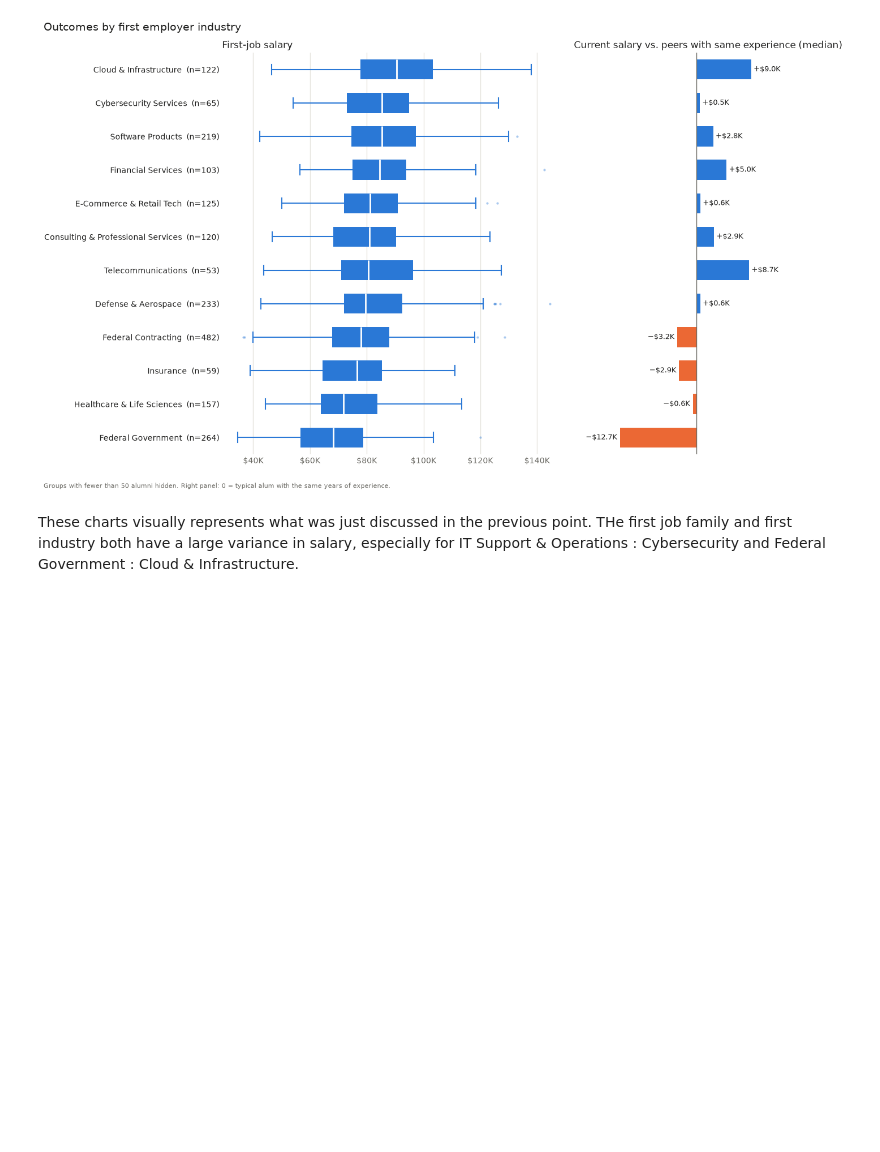
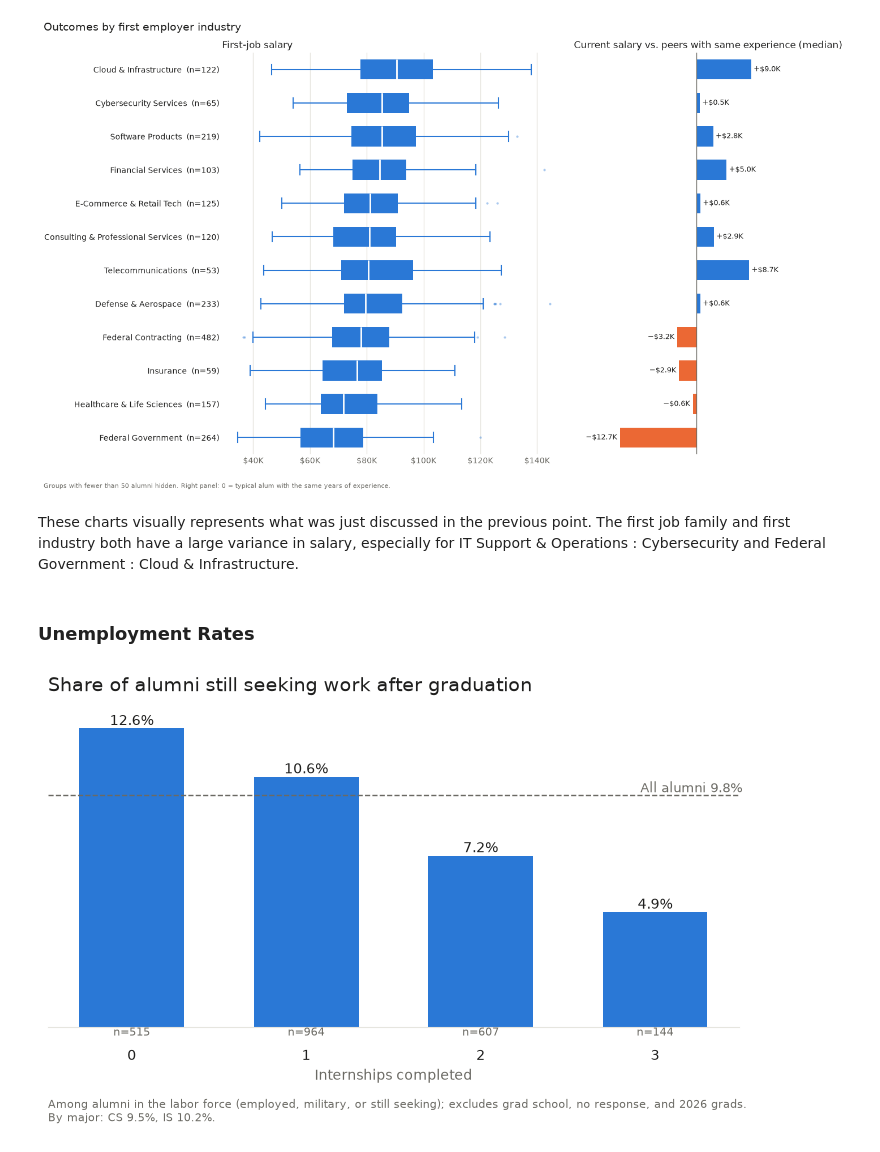
Before and after one commit to WestphalianFresco/TSWhackUMBC, a Jupyter notebook: dataset_analysis.ipynb, the cells around one changed output. Saved outputs shown, nothing was run; the diff lists cells and outputs as text; code cells hidden in the pictures; blank space fills up the shorter version.

Commit message:
added unemployment rates

```diff
--- a/dataset_analysis.ipynb
+++ b/dataset_analysis.ipynb
@@ -491,4 +510,44 @@ plot_first_job(industry_summary, 'first_industry', 'Outcomes by first employer i
 [figure]
 [figure]
 # %% [markdown]
-These charts visually represents what was just discussed in the previous point. THe first job family and first industry both have a large variance in salary, especially for IT Support & Operations : Cybersecurity and Federal Government : Cloud & Infrastructure.
+These charts visually represents what was just discussed in the previous point. The first job family and first industry both have a large variance in salary, especially for IT Support & Operations : Cybersecurity and Federal Government : Cloud & Infrastructure.
+# %% [markdown]
+### Unemployment Rates
+# %%
+in_labor_force = ['Employed Full-Time', 'Employed Part-Time', 'Military', 'Still Seeking']
+df_lf = df_alum[df_alum['first_destination'].isin(in_labor_force)
+                & (df_alum['graduation_year'] < 2026)].copy()     # 2026 grads haven't had time to search
+df_lf['unemployed'] = df_lf['first_destination'] == 'Still Seeking'
+
+unemp = (df_lf.groupby('internship_count')['unemployed']
+              .agg(rate='mean', alum_count='size')
+              .query('alum_count >= @MIN_N'))
+overall_rate = df_lf['unemployed'].mean()
+by_major = df_lf.groupby('major')['unemployed'].mean()
+
+fig, ax = plt.subplots(figsize=(8, 5))
+x = unemp.index.astype(str)
+ax.bar(x, unemp['rate'], color=SERIES_COLORS[0], width=0.6)
+for xi, r, n in zip(x, unemp['rate'], unemp['alum_count']):
+    ax.text(xi, r, f"{r:.1%}", ha='center', va='bottom', fontsize=10, color=INK)
+    ax.text(xi, 0, f"n={n}", ha='center', va='top', fontsize=8, color=INK_MUTED,
+            transform=ax.get_xaxis_transform())
+ax.axhline(overall_rate, color=INK_MUTED, linewidth=1, linestyle='--')
+ax.text(len(x) - 0.5, overall_rate, f"All alumni {overall_rate:.1%}", ha='right', va='bottom',
+        fontsize=9, color=INK_MUTED)
+
+ax.set_xlabel('Internships completed', color=INK_MUTED)
+ax.tick_params(axis='x', colors=INK, length=0, pad=16)
+ax.set_yticks([])
+for side in ['top', 'right', 'left']:
+    ax.spines[side].set_visible(False)
+ax.spines['bottom'].set_color(GRID)
+ax.set_title('Share of alumni still seeking work after graduation', loc='left', fontsize=14, color=INK, pad=16)
+ax.text(0, -0.3, "Among alumni in the labor force (employed, military, or still seeking); excludes grad school, "
+                 f"no response, and 2026 grads.\nBy major: CS {by_major['Computer Science']:.1%}, "
+                 f"IS {by_major['Information Systems']:.1%}.",
+        transform=ax.transAxes, fontsize=8, color=INK_MUTED)
+plt.tight_layout()
+plt.show()
+# %% [output]
+[figure, added]
```
Also changed, not shown: parts of 5 cells of this notebook.
